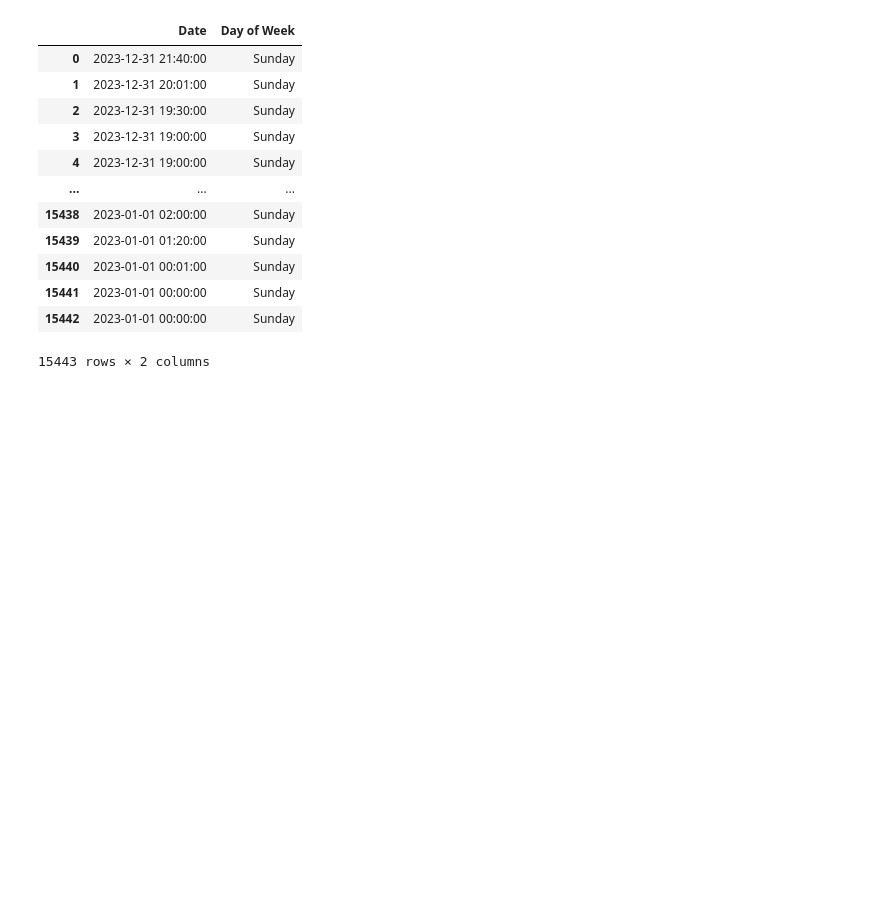
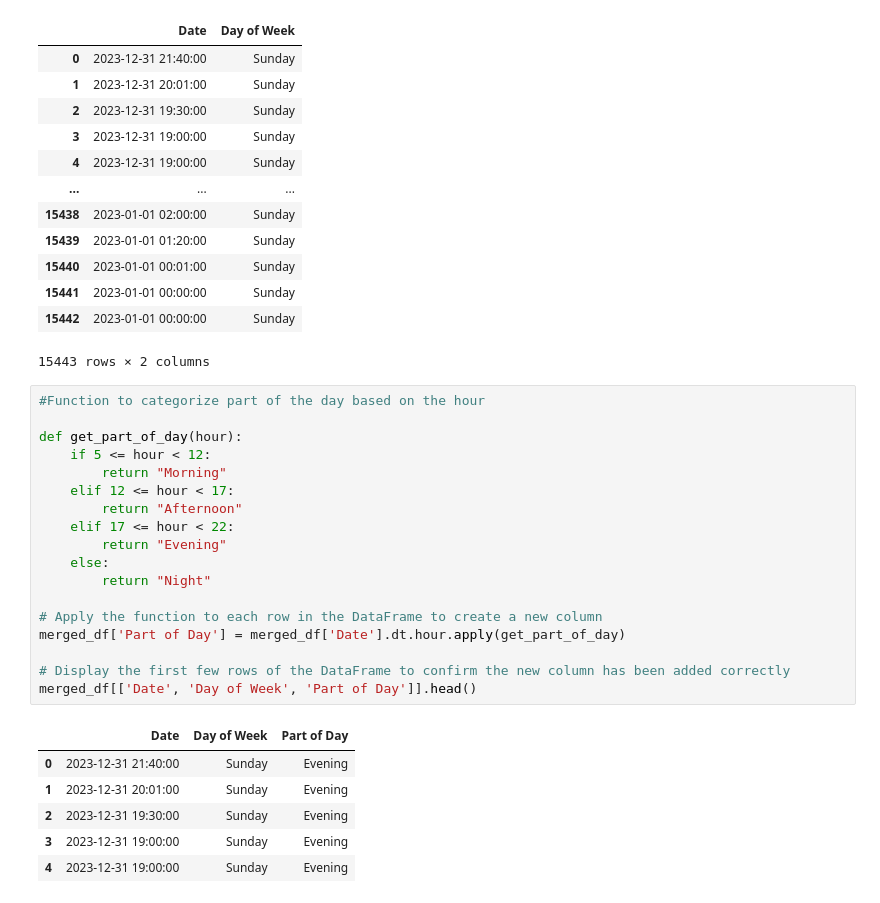
Before and after one commit to alvaarro/DigitalMarketingStrategy, a Jupyter notebook: test_features.ipynb, the cells around one changed output. Cells and saved outputs as stored; diff of their text form; blank space fills up the shorter version.

```diff
--- a/test_features.ipynb
+++ b/test_features.ipynb
@@ -182,3 +182,28 @@ merged_df[['Date', 'Day of Week']]
 | 15441 | 2023-01-01 00:00:00 | Sunday |
 | 15442 | 2023-01-01 00:00:00 | Sunday |
 15443 rows × 2 columns
+# %%
+#Function to categorize part of the day based on the hour
+
+def get_part_of_day(hour):
+    if 5 <= hour < 12:
+        return "Morning"
+    elif 12 <= hour < 17:
+        return "Afternoon"
+    elif 17 <= hour < 22:
+        return "Evening"
+    else:
+        return "Night"
+
+# Apply the function to each row in the DataFrame to create a new column
+merged_df['Part of Day'] = merged_df['Date'].dt.hour.apply(get_part_of_day)
+
+# Display the first few rows of the DataFrame to confirm the new column has been added correctly
+merged_df[['Date', 'Day of Week', 'Part of Day']].head()
+# %% [output]
+|  | Date | Day of Week | Part of Day |
+| 0 | 2023-12-31 21:40:00 | Sunday | Evening |
+| 1 | 2023-12-31 20:01:00 | Sunday | Evening |
+| 2 | 2023-12-31 19:30:00 | Sunday | Evening |
+| 3 | 2023-12-31 19:00:00 | Sunday | Evening |
+| 4 | 2023-12-31 19:00:00 | Sunday | Evening |
```
